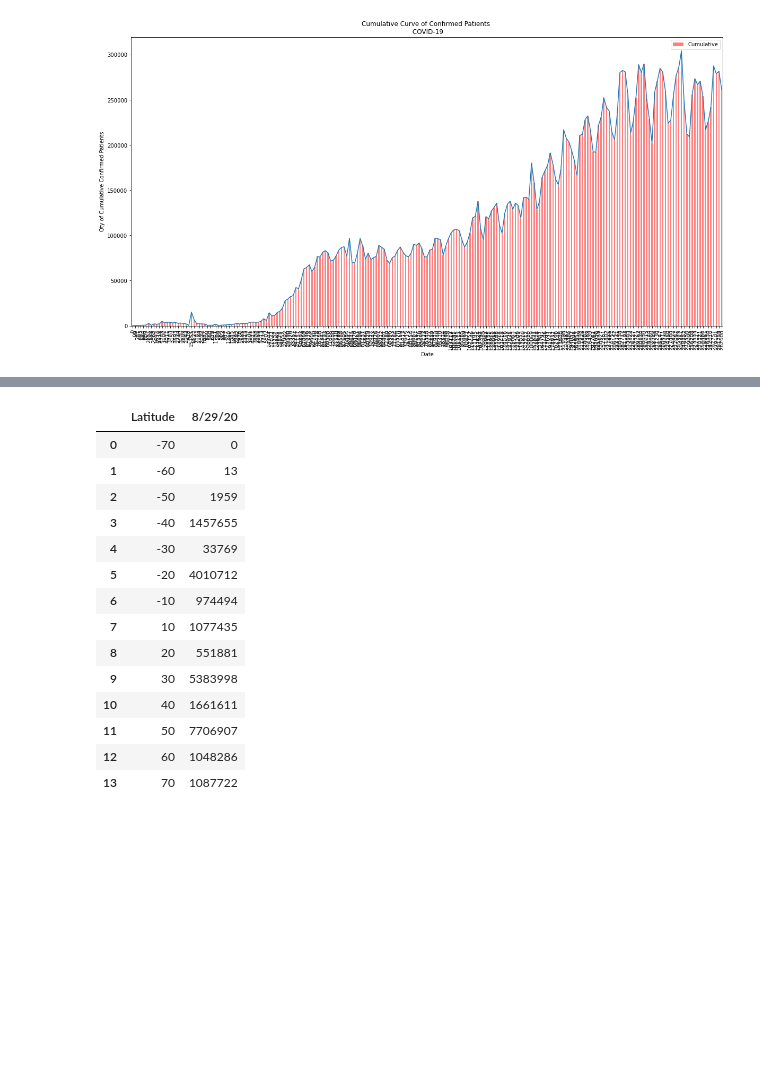
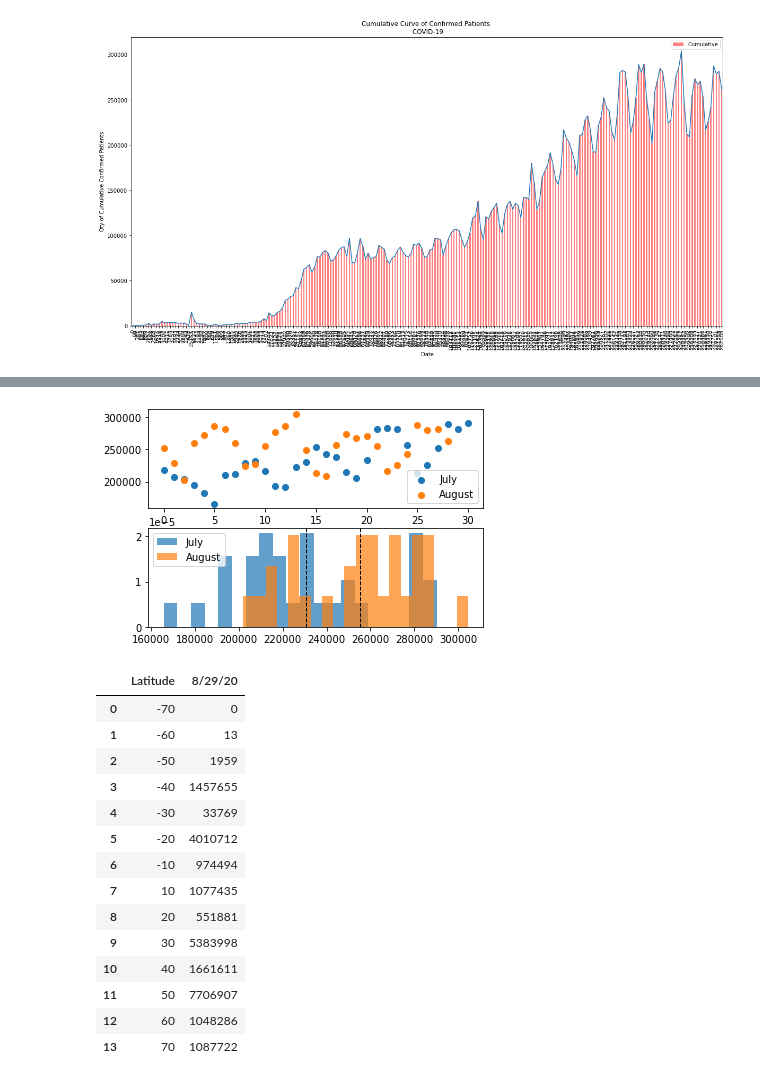
Before and after one commit to PamHvv14/Project1-Covid19, a Jupyter notebook: Project1_Covid19.ipynb, the cells around one changed output, grey strips where cells are left out. Drawn from its saved outputs; the diff is of its cells as text; code cells hidden in the pictures; blank space fills up the shorter version.

```diff
--- a/Project1_Covid19.ipynb
+++ b/Project1_Covid19.ipynb
@@ -149,3 +192,33 @@ plt.show()
+# %%
+# Generate some fake data to test with
+def gendata(loc=0):
+
+    pop = new_df.loc[new_df["Month"]== "Jul", :]
+    population = pop["Cumulative"]
+
+    sam = new_df.loc[new_df["Month"]== "Aug", :]
+    sample = sam["Cumulative"]
+
+    # Scatter Plot of Data
+    plt.subplot(2, 1, 1)
+    plt.scatter(range(len(population)), population, label="July")
+    plt.scatter(range(len(sample)), sample, label="August")
+    plt.legend()
+
+    # Histogram Plot of Data
+    plt.subplot(2, 1, 2)
+    plt.hist(population, 20, density=True, alpha=0.7, label="July")
+    plt.hist(sample, 20, density=True, alpha=0.7, label="August")
+    plt.axvline(population.mean(), color='k', linestyle='dashed', linewidth=1)
+    plt.axvline(sample.mean(), color='k', linestyle='dashed', linewidth=1)
+    plt.legend()
+
+    return population, sample
+# %%
+# Generate some data and show the scatter plot
+population, sample = gendata()
+# %% [output]
+[figure, added]
 # %%
 #Generate a histogram
 bins = [-70, -59.90, -49.9, -39.9, -29.9, -19.9, -9.9, 0, 9.9, 19.9, 29.9, 39.9, 49.9, 59.9, 70]
```
Also changed, not shown: parts of 4 cells of this notebook, 1 other file.
